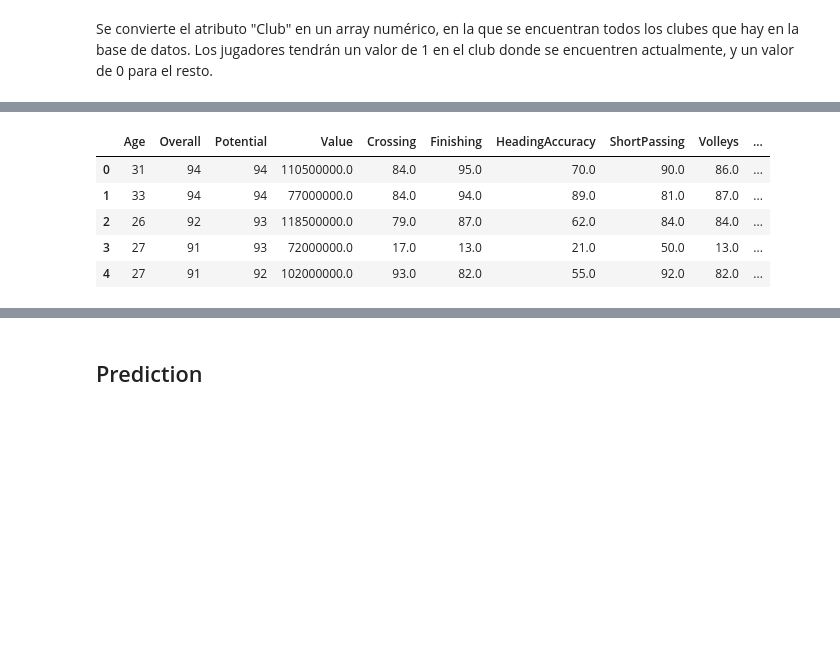
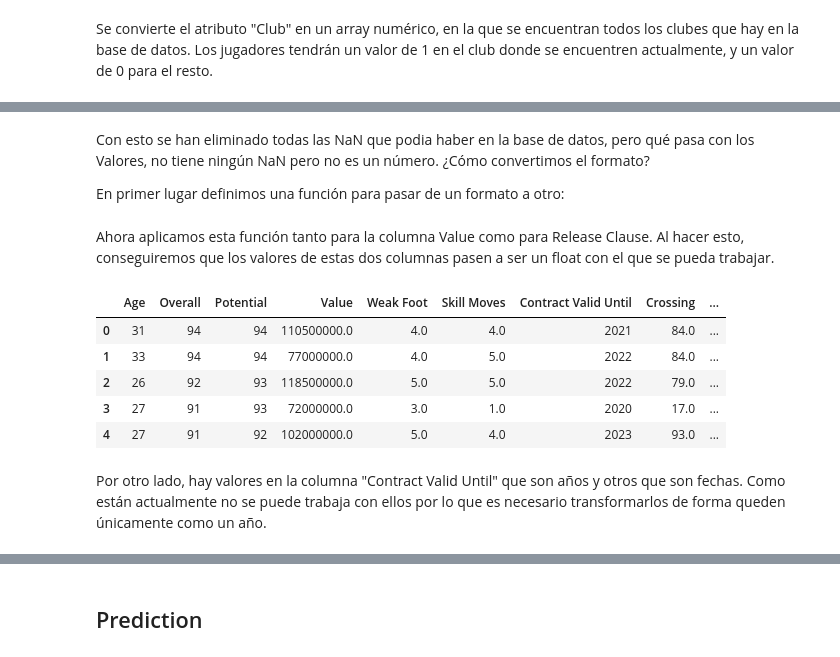
Before and after one commit to CarlosSR021/PracticaFifa20-21, a Jupyter notebook: PracticaFifa.ipynb, the cells around one changed output, grey strips where cells are left out. Cells and saved outputs as stored; diff of their text form; code cells hidden in the pictures; blank space fills up the shorter version.

```diff
--- a/PracticaFifa.ipynb
+++ b/PracticaFifa.ipynb
@@ -132,3 +127,0 @@ En primer lugar, para tratar con los NaN, se eliminaran los jugadores que no ten
-# %%
-df = df.dropna(subset = ['Crossing', 'Finishing', 'HeadingAccuracy', 'ShortPassing', 'Volleys', 'Dribbling', 'Curve', 'FKAccuracy', 'LongPassing', 'BallControl', 'Acceleration', 'SprintSpeed', 'Agility', 'Reactions', 'Balance', 'ShotPower', 'Jumping', 'Stamina', 'Strength', 'LongShots', 'Aggression', 'Interceptions', 'Positioning', 'Vision', 'Penalties', 'Composure', 'Marking', 'StandingTackle', 'SlidingTackle', 'GKDiving', 'GKHandling', 'GKKicking', 'GKPositioning', 'GKReflexes'])
-df
@@ -164,0 +148,3 @@ df.loc[df.Club != df.Club]
+# %%
+df = df.dropna(subset = ['Club'])
+df
@@ -164,0 +167,3 @@ df.loc[df.Club != df.Club]
+# %%
+df = df.dropna(subset = ['Weak Foot', 'Skill Moves', 'Crossing', 'Finishing', 'Crossing', 'Finishing', 'HeadingAccuracy', 'ShortPassing', 'Volleys', 'Dribbling', 'Curve', 'FKAccuracy', 'LongPassing', 'BallControl', 'Acceleration', 'SprintSpeed', 'Agility', 'Reactions', 'Balance', 'ShotPower', 'Jumping', 'Stamina', 'Strength', 'LongShots', 'Aggression', 'Interceptions', 'Positioning', 'Vision', 'Penalties', 'Composure', 'Marking', 'StandingTackle', 'SlidingTackle', 'GKDiving',  'GKHandling', 'GKKicking', 'GKPositioning', 'GKReflexes'])
+df
@@ -164,0 +186,3 @@ df.loc[df.Club != df.Club]
+# %%
+df = df.fillna("€0")
+df
@@ -179,3 +219,7 @@ df.head()
+# %% [markdown]
+Con esto se han eliminado todas las NaN que podia haber en la base de datos, pero qué pasa con los Valores, no tiene ningún NaN pero no es un número. ¿Cómo convertimos el formato?
+
+En primer lugar definimos una función para pasar de un formato a otro:
 # %%
 def value_to_float(x):
     """
@@ -196,13 +240,18 @@ def value_to_float(x):
             ret_val = float(x.replace('M', ''))
         ret_val = ret_val * 1000000.0
     return ret_val
+# %% [markdown]
+Ahora aplicamos esta función tanto para la columna Value como para Release Clause. Al hacer esto, conseguiremos que los valores de estas dos columnas pasen a ser un float con el que se pueda trabajar.
 # %%
 df["Value"] = df["Value"].apply(value_to_float)
+df["Release Clause"] = df["Release Clause"].apply(value_to_float)
 df.head()
 # %% [output]
-|  | Age | Overall | Potential | Value | Crossing | Finishing | HeadingAccuracy | ShortPassing | Volleys | ... |
-| 0 | 31 | 94 | 94 | 110500000.0 | 84.0 | 95.0 | 70.0 | 90.0 | 86.0 | ... |
-| 1 | 33 | 94 | 94 | 77000000.0 | 84.0 | 94.0 | 89.0 | 81.0 | 87.0 | ... |
-| 2 | 26 | 92 | 93 | 118500000.0 | 79.0 | 87.0 | 62.0 | 84.0 | 84.0 | ... |
-| 3 | 27 | 91 | 93 | 72000000.0 | 17.0 | 13.0 | 21.0 | 50.0 | 13.0 | ... |
-| 4 | 27 | 91 | 92 | 102000000.0 | 93.0 | 82.0 | 55.0 | 92.0 | 82.0 | ... |
+|  | Age | Overall | Potential | Value | Weak Foot | Skill Moves | Contract Valid Until | Crossing | ... |
+| 0 | 31 | 94 | 94 | 110500000.0 | 4.0 | 4.0 | 2021 | 84.0 | ... |
+| 1 | 33 | 94 | 94 | 77000000.0 | 4.0 | 5.0 | 2022 | 84.0 | ... |
+| 2 | 26 | 92 | 93 | 118500000.0 | 5.0 | 5.0 | 2022 | 79.0 | ... |
+| 3 | 27 | 91 | 93 | 72000000.0 | 3.0 | 1.0 | 2020 | 17.0 | ... |
+| 4 | 27 | 91 | 92 | 102000000.0 | 5.0 | 4.0 | 2023 | 93.0 | ... |
+# %% [markdown]
+Por otro lado, hay valores en la columna "Contract Valid Until" que son años y otros que son fechas. Como están actualmente no se puede trabaja con ellos por lo que es necesario transformarlos de forma queden únicamente como un año.
```
Also changed, not shown: parts of 31 cells of this notebook.
